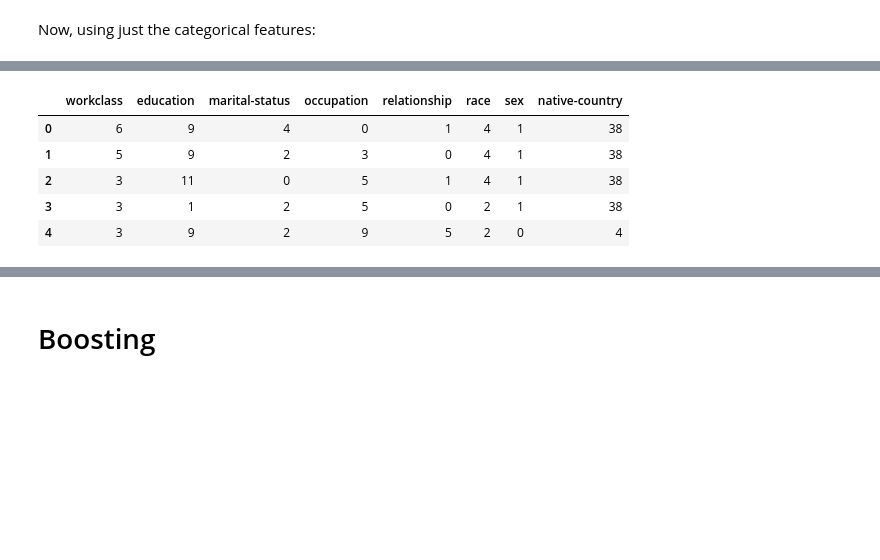
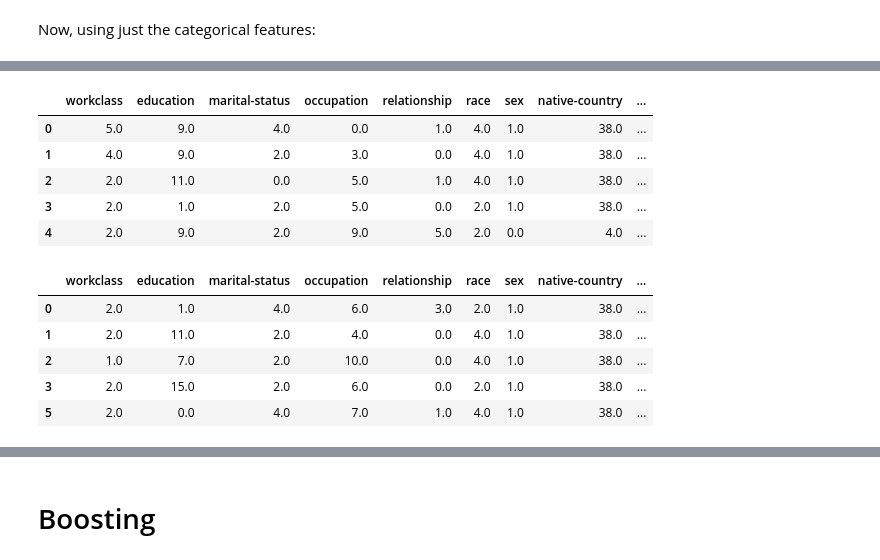
Before and after one commit to Pligabue/PCS5024-2021, a Jupyter notebook: Classifiers for the Adult Dataset/main.ipynb, the cells around one changed output, grey strips where cells are left out. Saved outputs shown, nothing was run; the diff lists cells and outputs as text; code cells hidden in the pictures; blank space fills up the shorter version.

```diff
--- a/Classifiers for the Adult Dataset/main.ipynb
+++ b/Classifiers for the Adult Dataset/main.ipynb
@@ -602,7 +602,7 @@ from sklearn.preprocessing import LabelEncoder
 # %%
-categorical_names = ['workclass', 'education', 'marital-status', 'occupation', 'relationship', 'race', 'sex', 'native-country']
+categorical_names = ['workclass', 'education', 'marital-status', 'occupation', 'relationship', 'race', 'sex', 'native-country', 'class']
 
 categorical_adult_df = adult_df.copy()
-categorical_adult_df = categorical_adult_df[categorical_names]
+categorical_adult_df = categorical_adult_df[categorical_names].dropna()
 categorical_adult_df.head()
 # %% [output]
@@ -615,5 +615,5 @@ categorical_adult_df.head()
 # %%
 categorical_test_df = test_df.copy()
-categorical_test_df = categorical_test_df[categorical_names]
+categorical_test_df = categorical_test_df[categorical_names].dropna()
 categorical_test_df.head()
 # %% [output]
@@ -626,16 +626,24 @@ categorical_test_df.head()
 # %%
-le = LabelEncoder()
-for column in categorical_adult_df:
-    le.fit(categorical_adult_df[column])
-    categorical_adult_df[column] = le.transform(categorical_adult_df[column])
-    categorical_test_df[column] = le.transform(categorical_test_df[column])
+oe = OrdinalEncoder()
 
-categorical_adult_df.head()
+oe.fit(categorical_adult_df.loc[:,"workclass":"native-country"])
+
+categorical_adult_df.loc[:,"workclass":"native-country"] = oe.transform(categorical_adult_df.loc[:,"workclass":"native-country"])
+categorical_test_df.loc[:, "workclass":"native-country"] = oe.transform(categorical_test_df.loc[:,"workclass":"native-country"])
+
+display(categorical_adult_df.head())
+display(categorical_test_df.head())
 # %% [output]
-|  | workclass | education | marital-status | occupation | relationship | race | sex | native-country |
-| 0 | 6 | 9 | 4 | 0 | 1 | 4 | 1 | 38 |
-| 1 | 5 | 9 | 2 | 3 | 0 | 4 | 1 | 38 |
-| 2 | 3 | 11 | 0 | 5 | 1 | 4 | 1 | 38 |
-| 3 | 3 | 1 | 2 | 5 | 0 | 2 | 1 | 38 |
-| 4 | 3 | 9 | 2 | 9 | 5 | 2 | 0 | 4 |
+|  | workclass | education | marital-status | occupation | relationship | race | sex | native-country | ... |
+| 0 | 5.0 | 9.0 | 4.0 | 0.0 | 1.0 | 4.0 | 1.0 | 38.0 | ... |
+| 1 | 4.0 | 9.0 | 2.0 | 3.0 | 0.0 | 4.0 | 1.0 | 38.0 | ... |
+| 2 | 2.0 | 11.0 | 0.0 | 5.0 | 1.0 | 4.0 | 1.0 | 38.0 | ... |
+| 3 | 2.0 | 1.0 | 2.0 | 5.0 | 0.0 | 2.0 | 1.0 | 38.0 | ... |
+| 4 | 2.0 | 9.0 | 2.0 | 9.0 | 5.0 | 2.0 | 0.0 | 4.0 | ... |
+|  | workclass | education | marital-status | occupation | relationship | race | sex | native-country | ... |
+| 0 | 2.0 | 1.0 | 4.0 | 6.0 | 3.0 | 2.0 | 1.0 | 38.0 | ... |
+| 1 | 2.0 | 11.0 | 2.0 | 4.0 | 0.0 | 4.0 | 1.0 | 38.0 | ... |
+| 2 | 1.0 | 7.0 | 2.0 | 10.0 | 0.0 | 4.0 | 1.0 | 38.0 | ... |
+| 3 | 2.0 | 15.0 | 2.0 | 6.0 | 0.0 | 2.0 | 1.0 | 38.0 | ... |
+| 5 | 2.0 | 0.0 | 4.0 | 7.0 | 1.0 | 4.0 | 1.0 | 38.0 | ... |
 # %%
```
Also changed, not shown: parts of 5 cells of this notebook, 1 other file.
